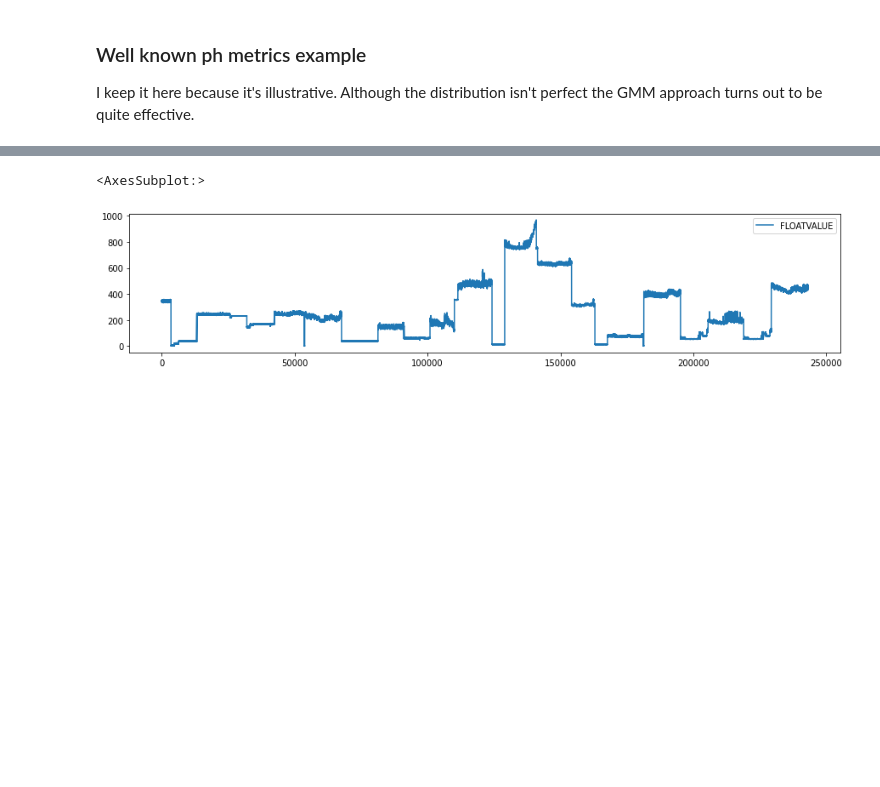
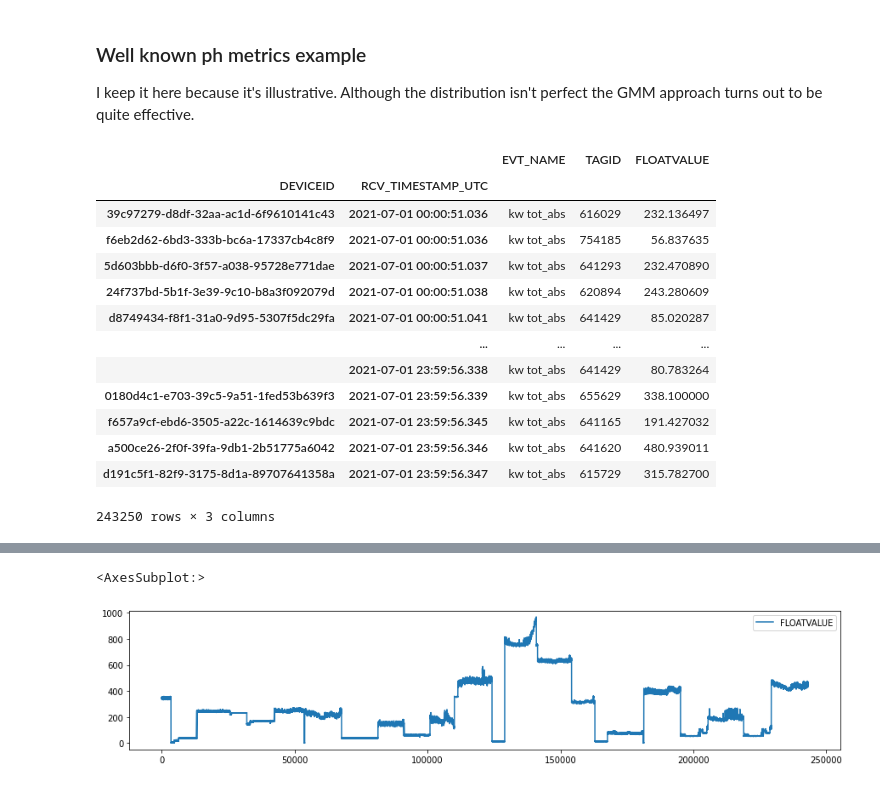
Before and after one commit to sedgewickmm18/notebooks-attic, a Jupyter notebook: NVTBimodal.ipynb, the cells around one changed output, grey strips where cells are left out. Saved outputs shown, nothing was run; the diff lists cells and outputs as text; code cells hidden in the pictures; blank space fills up the shorter version.

```diff
--- a/NVTBimodal.ipynb
+++ b/NVTBimodal.ipynb
@@ -96,6 +113,23 @@ df1_i = df1_raw.set_index(['DEVICEID','RCV_TIMESTAMP_UTC'])
 df1_t = df1_raw.drop(columns=['DEVICEID']).set_index('RCV_TIMESTAMP_UTC')
 # %%
 df1_t.to_csv('test.csv')
+# %%
+df1_i
+# %% [output]
+|  |  | EVT_NAME | TAGID | FLOATVALUE |
+| DEVICEID | RCV_TIMESTAMP_UTC |  |  |  |
+| 39c97279-d8df-32aa-ac1d-6f9610141c43 | 2021-07-01 00:00:51.036 | kw tot_abs | 616029 | 232.136497 |
+| f6eb2d62-6bd3-333b-bc6a-17337cb4c8f9 | 2021-07-01 00:00:51.036 | kw tot_abs | 754185 | 56.837635 |
+| 5d603bbb-d6f0-3f57-a038-95728e771dae | 2021-07-01 00:00:51.037 | kw tot_abs | 641293 | 232.470890 |
+| 24f737bd-5b1f-3e39-9c10-b8a3f092079d | 2021-07-01 00:00:51.038 | kw tot_abs | 620894 | 243.280609 |
+| d8749434-f8f1-31a0-9d95-5307f5dc29fa | 2021-07-01 00:00:51.041 | kw tot_abs | 641429 | 85.020287 |
+|  | ... | ... | ... | ... |
+|  | 2021-07-01 23:59:56.338 | kw tot_abs | 641429 | 80.783264 |
+| 0180d4c1-e703-39c5-9a51-1fed53b639f3 | 2021-07-01 23:59:56.339 | kw tot_abs | 655629 | 338.100000 |
+| f657a9cf-ebd6-3505-a22c-1614639c9bdc | 2021-07-01 23:59:56.345 | kw tot_abs | 641165 | 191.427032 |
+| a500ce26-2f0f-39fa-9db1-2b51775a6042 | 2021-07-01 23:59:56.346 | kw tot_abs | 641620 | 480.939011 |
+| d191c5f1-82f9-3175-8d1a-89707641358a | 2021-07-01 23:59:56.347 | kw tot_abs | 615729 | 315.782700 |
+243250 rows × 3 columns
 # %%
 jobsettings = { 'db': db,
                '_db_schema': 'public', 'save_trace_to_file' : True}
```
Also changed, not shown: parts of 4 cells of this notebook.
